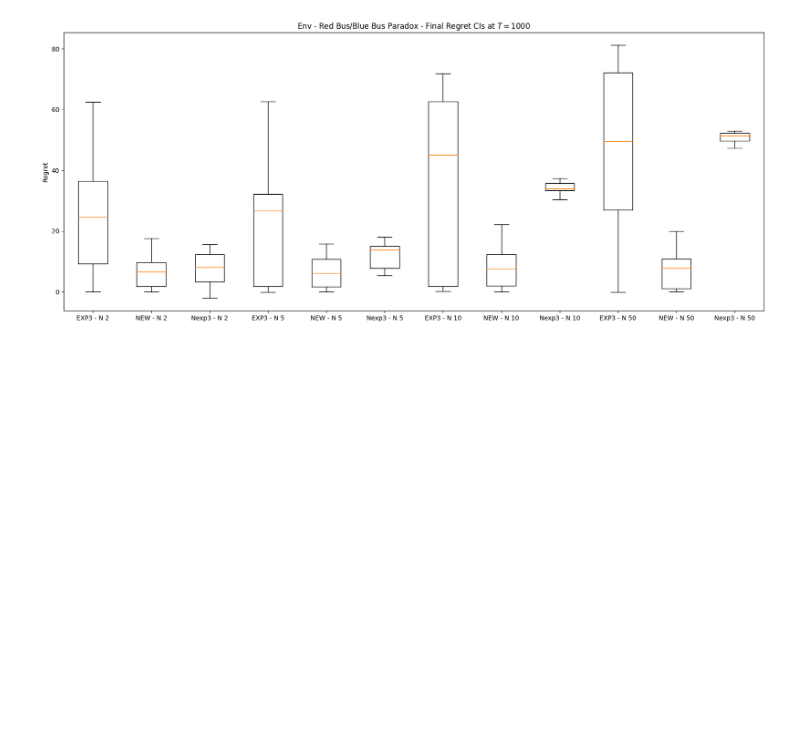
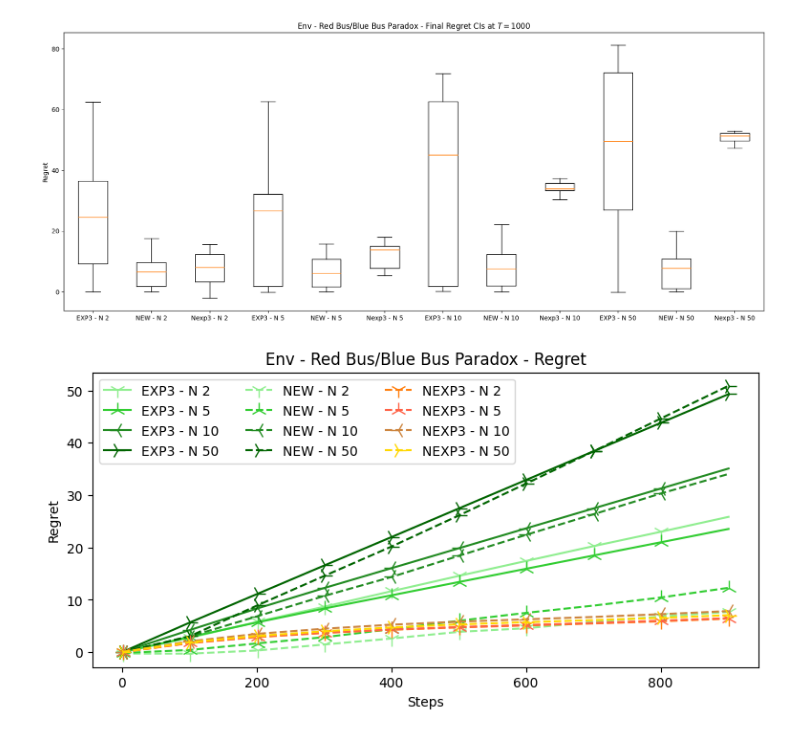
Before and after one commit to AugustinCablant/Nested-Bandits, a Jupyter notebook: experiments.ipynb, the cells around one changed output. Drawn from its saved outputs; the diff is of its cells as text; code cells hidden in the pictures; blank space fills up the shorter version.

Commit message:
publish results

```diff
--- a/experiments.ipynb
+++ b/experiments.ipynb
@@ -118,3 +118,85 @@ plt.savefig('figure_bbrb_regret_slice.pdf', bbox_inches = "tight")
 plt.show()
 # %% [output]
 [figure]
+# %%
+rounds = np.arange(1, max_rounds+1, 100)
+
+#COLORS
+colors_exp3 = ['lightsteelblue', 'cornflowerblue', 'royalblue', '#1f77b4']
+colors_new = ['lightgreen', 'limegreen', 'forestgreen', 'darkgreen']
+colors_nexp3 = ['#ff7f0e', 'tomato', 'peru', 'gold']
+
+#PARAMETERS
+nb_childs = [2, 5, 10, 50]
+markers = ["1", "2", "3", "4"]
+# markers = ["*", "+", ".", "v"]
+
+#FIGURE
+plt.figure(figsize=(9,4), dpi= 100, facecolor='w', edgecolor='k')
+#EXP3
+for idx, exp3_result in enumerate(exp3_results):
+    c = colors_new[idx]
+    exp3_regret, exp3_rgrt_std, exp3_reward, exp3_rwd_std = exp3_result
+    plt.plot(rounds, exp3_regret, label='EXP3 - N {}'.format(nb_childs[idx]), color=c, linestyle='-',
+             marker=markers[idx] , markersize=12 ,markevery=0.1)
+# plt.plot(rounds, .5*rounds**(0.5), label='$t^{0.5}$', linestyle='-.')
+
+#NEW
+for idx, new_result in enumerate(new_results):
+    c = colors_new[idx]
+    new_regret, new_rgrt_std, new_reward, new_rwd_std = new_result
+    plt.plot(rounds, new_regret, label='NEW - N {}'.format(nb_childs[idx]), color=c, linestyle='--',
+             marker=markers[idx] , markersize=12 ,markevery=0.1)
+
+#NEXP3
+for idx, nexp3_result in enumerate(nexp3_results):
+    # new
+    c = colors_nexp3[idx]
+    nexp3_regret, nexp3_rgrt_std, nexp3_reward, nexp3_rwd_std = nexp3_result
+    plt.plot(rounds, nexp3_regret, label='NEXP3 - N {}'.format(nb_childs[idx]), color=c, linestyle='--',
+             marker=markers[idx] , markersize=12 ,markevery=0.1)
+# plt.plot(rounds, .05*rounds**(1), label='$t^{1}$', linestyle='-.')
+plt.xlabel('Steps')
+plt.ylabel('Regret')
+plt.title('Env - Red Bus/Blue Bus Paradox - Regret')
+# plt.xscale('log')
+# plt.yscale('log')
+# plt.ylim(0.1, 55)
+# plt.xlim(1, 1000)
+plt.legend(ncol=3)
+plt.savefig('figure_bbrb_regret.pdf', bbox_inches = "tight")
+plt.show()
+
+plt.figure(figsize=(9,4), dpi= 100, facecolor='w', edgecolor='k')
+
+for idx, exp3_result in enumerate(exp3_results):
+    # EXP3
+    c = colors_new[idx]
+    exp3_regret, exp3_rgrt_std, exp3_reward, exp3_rwd_std = exp3_result
+    plt.plot(rounds, exp3_reward, label='EXP3 - N {}'.format(nb_childs[idx]), color=c, linestyle='-',
+             marker=markers[idx] , markersize=12 ,markevery=5)
+
+for idx, new_result in enumerate(new_results):
+    # NEW
+    c = colors_new[idx]
+    new_regret, new_rgrt_std, new_reward, new_rwd_std = new_result
+    plt.plot(rounds, new_reward, label='NEW - N {}'.format(nb_childs[idx]), color=c, linestyle='--',
+             marker=markers[idx] , markersize=12 ,markevery=5)
+
+for idx, nexp3_result in enumerate(nexp3_results):
+    # NEXP3
+    c = colors_nexp3[idx]
+    nexp3_regret, nexp3_rgrt_std, nexp3_reward, nexp3_rwd_std = nexp3_result
+    plt.plot(rounds, nexp3_reward, label='NEXP3 - N {}'.format(nb_childs[idx]), color=c, linestyle='--',
+             marker=markers[idx] , markersize=12 ,markevery=5)
+
+plt.xlabel('Steps')
+plt.ylabel('Average Reward')
+plt.title('Env - Red Bus/Blue Bus Paradox - Average Reward')
+plt.legend(ncol=3)
+plt.savefig('figure_bbrb_avg_reward.pdf', bbox_inches = "tight")
+
+# fig.suptitle("Env - Blue Bus Red Bus Paradox", fontsize=14)
+plt.show()
+# %% [output]
+[figure, added]
```
Also changed, not shown: parts of 9 cells of this notebook, 4 other files.
